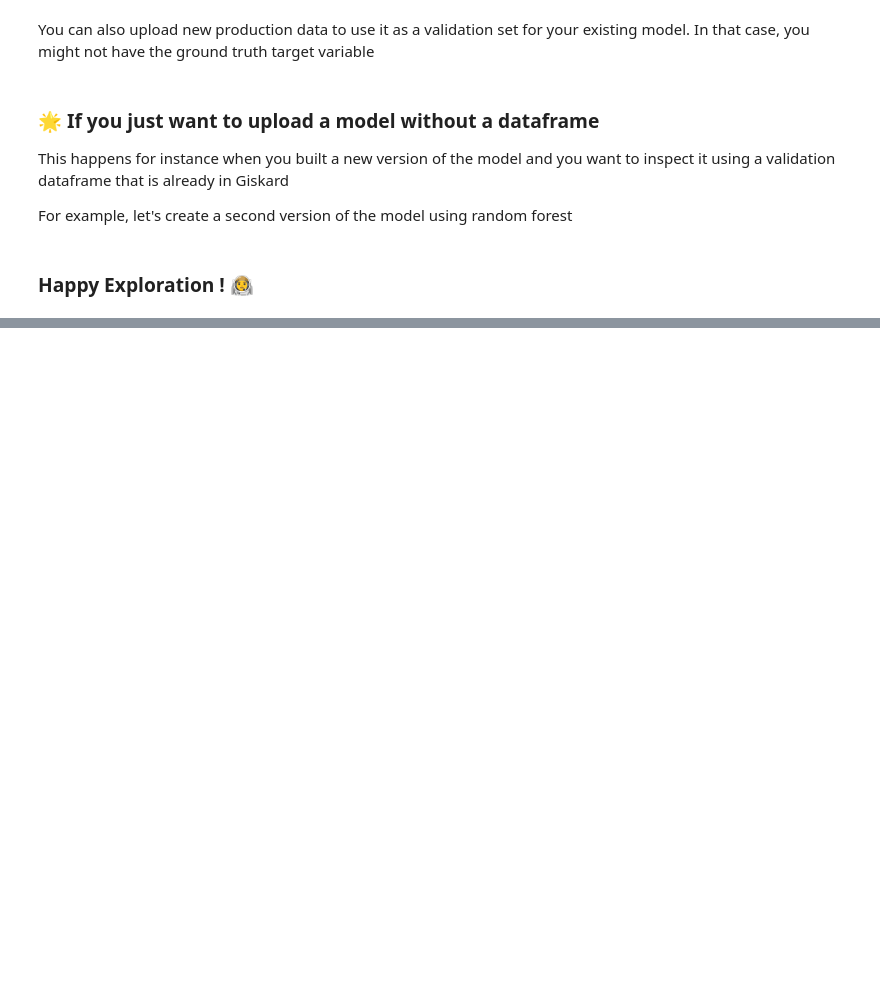
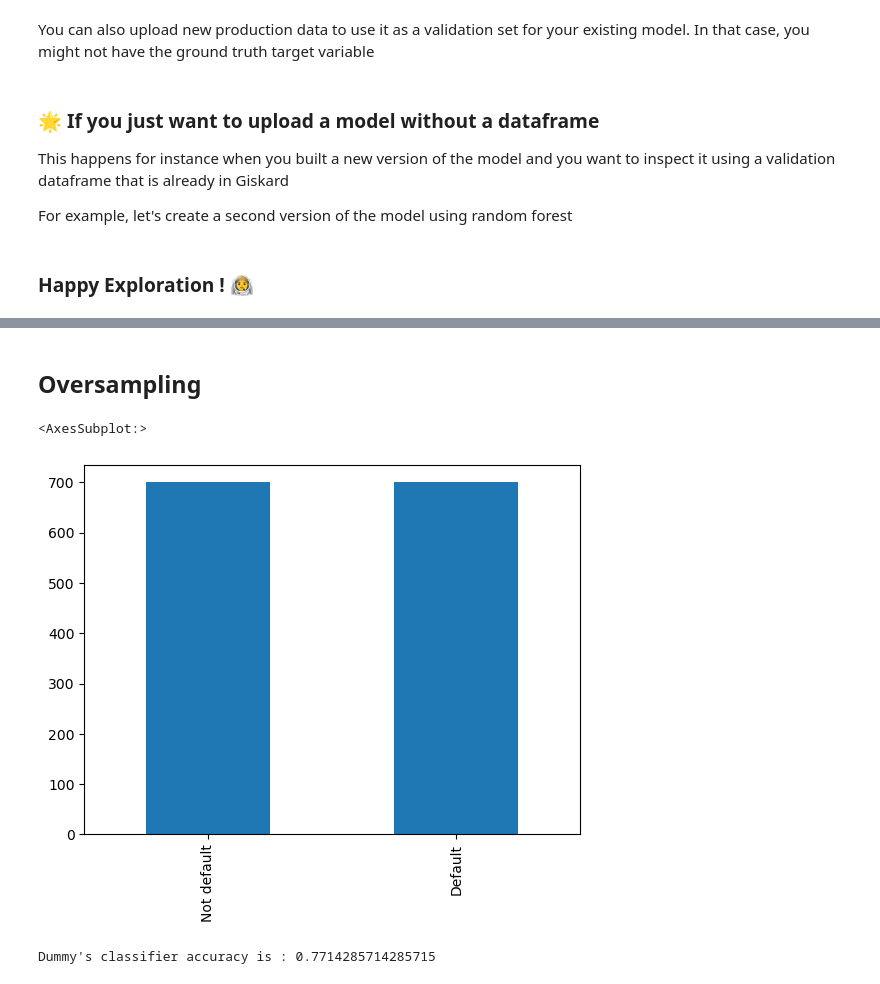
Before and after one commit to arigqt/giskard-examples, a Jupyter notebook: Credit scoring classification model.ipynb, the cells around one changed output, grey strips where cells are left out. Cells and saved outputs as stored; diff of their text form; code cells hidden in the pictures; blank space fills up the shorter version.

```diff
--- a/Credit scoring classification model.ipynb
+++ b/Credit scoring classification model.ipynb
@@ -184,0 +259,21 @@ credit_scoring.upload_model(
+# %% [markdown]
+## Oversampling
+# %%
+indices = X.columns.get_indexer(columns_to_encode)
+oversample = SMOTENC(categorical_features=indices)
+X_over, y_over = oversample.fit_resample(X, y)
+y_over.value_counts().plot(kind='bar')
+# %% [output]
+<AxesSubplot:>
+[figure, added]
+# %%
+X_train, X_test, y_train, y_test = model_selection.train_test_split(
+    X_over, y_over, test_size=0.20, random_state=30, stratify=y_over)
+
+clf_logistic_regression.fit(X_train, y_train)
+y_pred_test_over = clf_logistic_regression.predict(X_test)
+
+print(f"Dummy's classifier accuracy is : \
+{format(accuracy_score(y_test, y_pred_test_over))}")
+# %% [output]
+Dummy's classifier accuracy is : 0.7714285714285715
```
Also changed, not shown: parts of 13 cells of this notebook.
